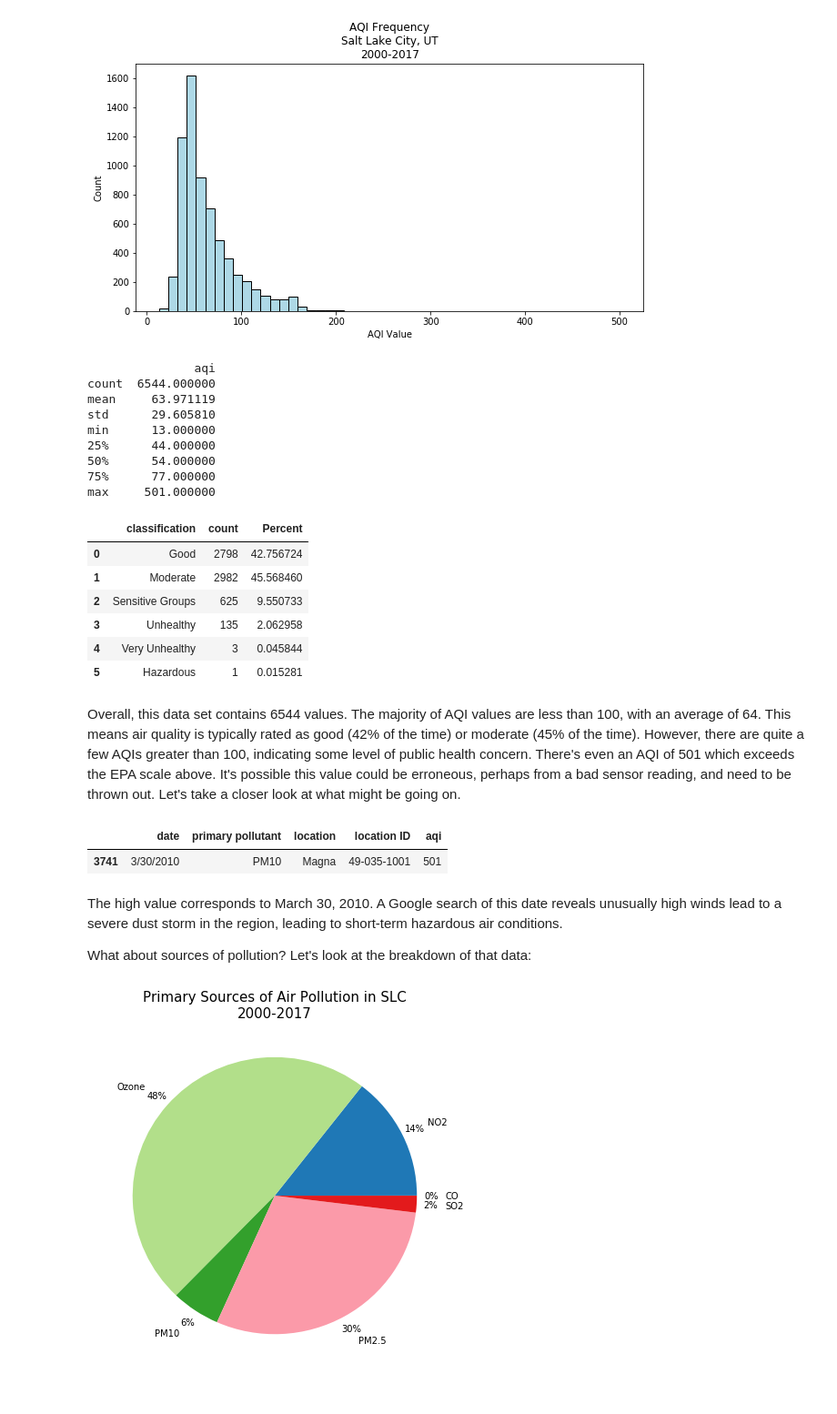
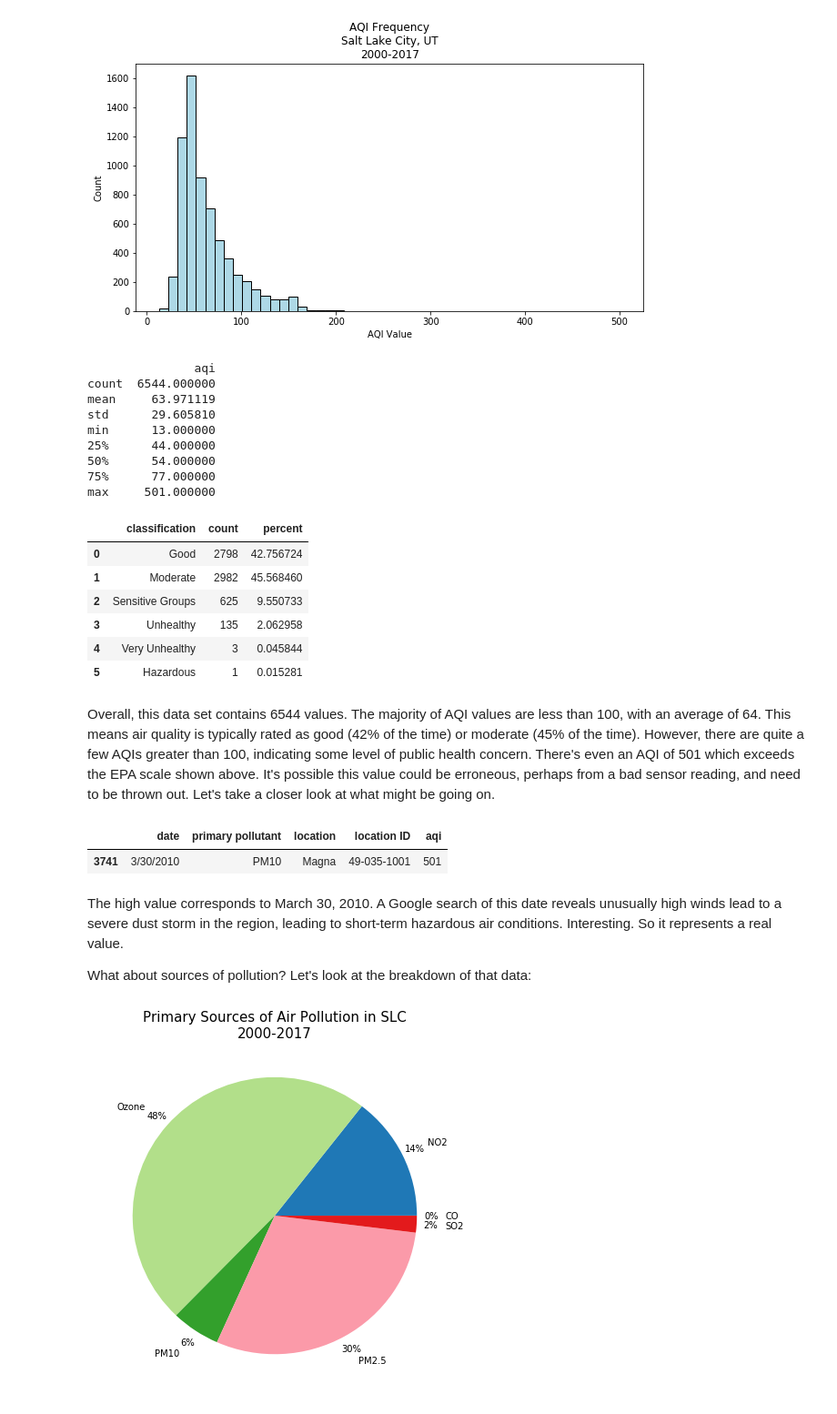
Before and after one commit to missytracy/Thinkful-Bootcamp-Prep-Course, a Jupyter notebook: PrepCapstone_SLC_Air.ipynb, the cells around one changed output. Shown at 91% size. Drawn from its saved outputs; the diff is of its cells as text; code cells hidden in the pictures.

```diff
--- a/PrepCapstone_SLC_Air.ipynb
+++ b/PrepCapstone_SLC_Air.ipynb
@@ -56,35 +58,35 @@ health_summary['classification'] = ['Good', 'Moderate', 'Sensitive Groups', 'Unh
 
 health_summary["count"] = [
     good.aqi.count(),
     moderate.aqi.count(),
     sensitive.aqi.count(),
     unhealthy.aqi.count(),
     very_un.aqi.count(),
     haz.aqi.count()
 ]
 
-health_summary["Percent"] = [
+health_summary["percent"] = [
     good.aqi.count()/airquality.aqi.count()*100,
     moderate.aqi.count()/airquality.aqi.count()*100,
     sensitive.aqi.count()/airquality.aqi.count()*100,
     unhealthy.aqi.count()/airquality.aqi.count()*100,
     very_un.aqi.count()/airquality.aqi.count()*100,
     haz.aqi.count()/airquality.aqi.count()*100
 ]
 
 health_summary
 # %% [output]
 [figure]
                aqi
 count  6544.000000
 mean     63.971119
 std      29.605810
 min      13.000000
 25%      44.000000
 50%      54.000000
 75%      77.000000
 max     501.000000
-|  | classification | count | Percent |
+|  | classification | count | percent |
 | 0 | Good | 2798 | 42.756724 |
 | 1 | Moderate | 2982 | 45.568460 |
 | 2 | Sensitive Groups | 625 | 9.550733 |
@@ -92,7 +94,7 @@ max     501.000000
 | 4 | Very Unhealthy | 3 | 0.045844 |
 | 5 | Hazardous | 1 | 0.015281 |
 # %% [markdown]
-Overall, this data set contains 6544 values.  The majority of AQI values are less than 100, with an average of 64.  This means air quality is typically rated as good (42% of the time) or moderate (45% of the time).  However, there are quite a few AQIs greater than 100, indicating some level of public health concern.  There's even an AQI of 501 which exceeds the  EPA scale above.  It's possible this value could be erroneous, perhaps from a bad sensor reading, and need to be thrown out.  Let's take a closer look at what might be going on.
+Overall, this data set contains 6544 values.  The majority of AQI values are less than 100, with an average of 64.  This means air quality is typically rated as good (42% of the time) or moderate (45% of the time).  However, there are quite a few AQIs greater than 100, indicating some level of public health concern.  There's even an AQI of 501 which exceeds the  EPA scale shown above.  It's possible this value could be erroneous, perhaps from a bad sensor reading, and need to be thrown out.  Let's take a closer look at what might be going on.
 # %%
 #Query outlier value to determine date. Perform Google search on "date + SLC air quality"
 airquality.loc[airquality['aqi'] == 501]
@@ -100,7 +102,7 @@ airquality.loc[airquality['aqi'] == 501]
 |  | date | primary pollutant | location | location ID | aqi |
 | 3741 | 3/30/2010 | PM10 | Magna | 49-035-1001 | 501 |
 # %% [markdown]
-The high value corresponds to March 30, 2010.  A Google search of this date reveals unusually high winds lead to a severe dust storm in the region, leading to short-term hazardous air conditions.
+The high value corresponds to March 30, 2010.  A Google search of this date reveals unusually high winds lead to a severe dust storm in the region, leading to short-term hazardous air conditions. Interesting.  So it represents a real value.
 
 What about sources of pollution?  Let's look at the breakdown of that data:
 # %%
```
Also changed, not shown: parts of 15 cells of this notebook.
